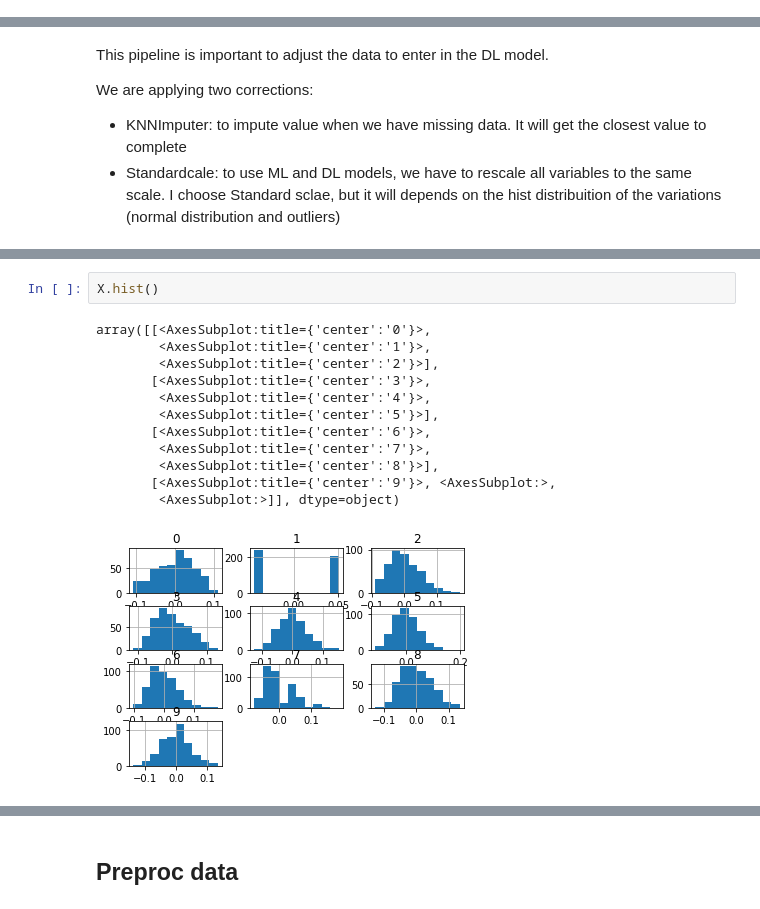
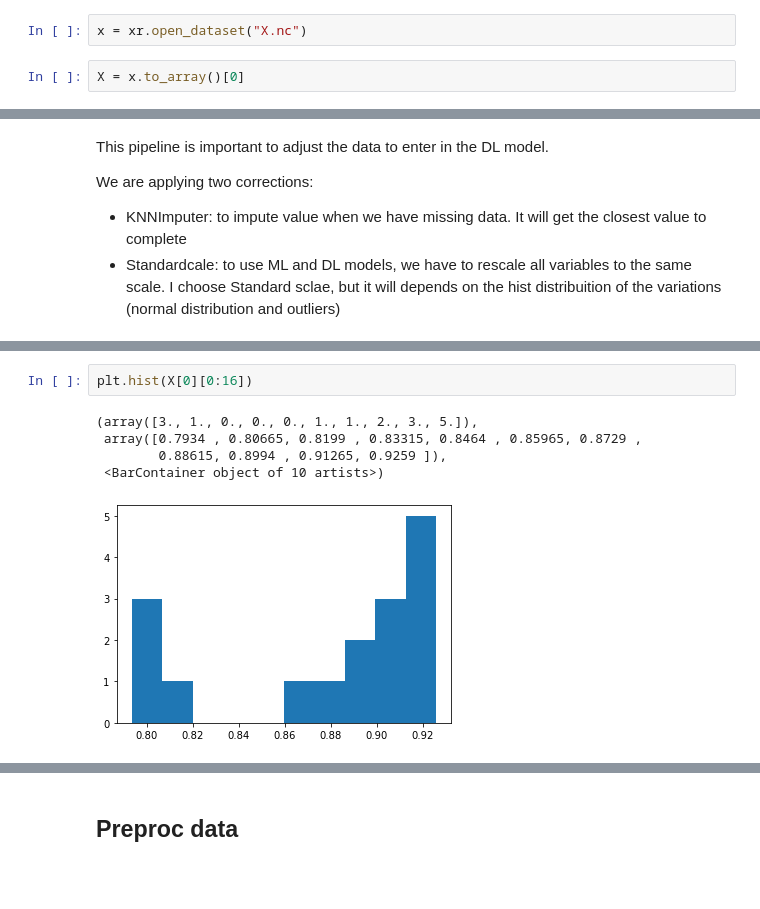
Before and after one commit to oceanhackweek/ohw21-proj-deep-currents, a Jupyter notebook: notebooks/deep_learning.ipynb, the cells around one changed output, grey strips where cells are left out. Saved outputs shown, nothing was run; the diff lists cells and outputs as text; blank space fills up the shorter version.

```diff
--- a/notebooks/deep_learning.ipynb
+++ b/notebooks/deep_learning.ipynb
@@ -65,0 +48,4 @@ y = data['velocity']
+# %%
+x = xr.open_dataset("X.nc")
+# %%
+X = x.to_array()[0]
@@ -80,17 +79,10 @@ We are applying two corrections:
 # %%
-X.hist()
+plt.hist(X[0][0:16])
 # %% [output]
-array([[<AxesSubplot:title={'center':'0'}>,
-        <AxesSubplot:title={'center':'1'}>,
-        <AxesSubplot:title={'center':'2'}>],
-       [<AxesSubplot:title={'center':'3'}>,
-        <AxesSubplot:title={'center':'4'}>,
-        <AxesSubplot:title={'center':'5'}>],
-       [<AxesSubplot:title={'center':'6'}>,
-        <AxesSubplot:title={'center':'7'}>,
-        <AxesSubplot:title={'center':'8'}>],
-       [<AxesSubplot:title={'center':'9'}>, <AxesSubplot:>,
-        <AxesSubplot:>]], dtype=object)
+(array([3., 1., 0., 0., 0., 1., 1., 2., 3., 5.]),
+ array([0.7934 , 0.80665, 0.8199 , 0.83315, 0.8464 , 0.85965, 0.8729 ,
+        0.88615, 0.8994 , 0.91265, 0.9259 ]),
+ <BarContainer object of 10 artists>)
-[figure, old version]
+[figure, new version]
 # %%
 def create_preproc(X):
```
Also changed, not shown: parts of 26 cells of this notebook, 1 other file.
